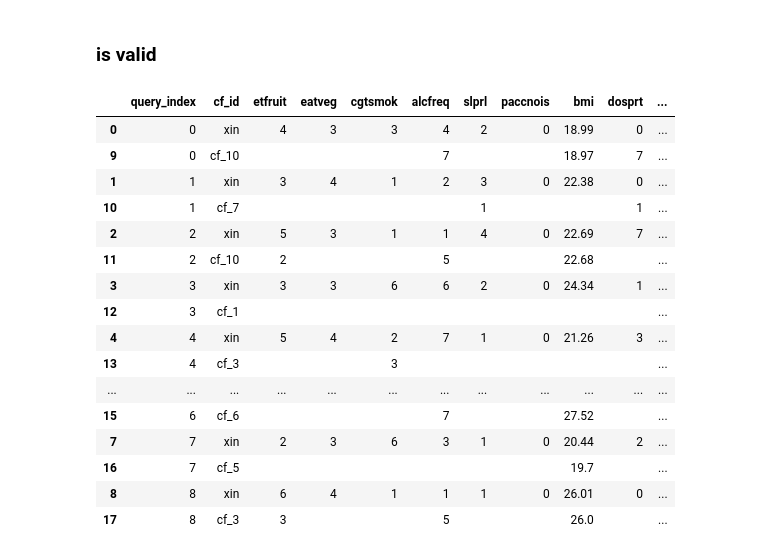
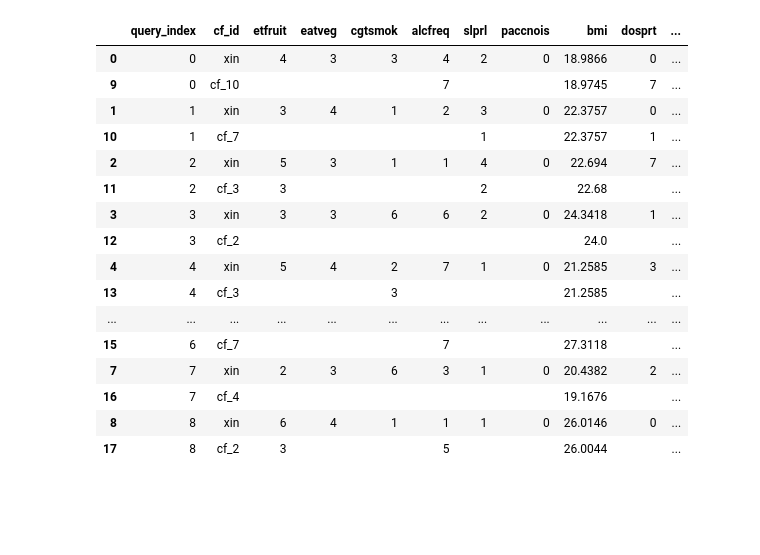
Before and after one commit to Dyretna/cf_bench, a Jupyter notebook: notebooks/counterfactual_tests/base_vs_thresholds/base_rf_highthres.ipynb, the cells around one changed output. Drawn from its saved outputs; the diff is of its cells as text; code cells hidden in the pictures; blank space fills up the shorter version.

```diff
--- a/notebooks/counterfactual_tests/base_vs_thresholds/base_rf_highthres.ipynb
+++ b/notebooks/counterfactual_tests/base_vs_thresholds/base_rf_highthres.ipynb
@@ -303,59 +100,27 @@ batch_cfcheck_df.head(10)
-# %% [markdown]
-### is valid
-# %%
-# --- Select exactly one CF per query_index (random valid without violations) ---
-
-# Split baseline and CF rows
-df_xin = batch_cfcheck_df[batch_cfcheck_df["cf_id"] == "xin"]
-df_cf  = batch_cfcheck_df[batch_cfcheck_df["cf_id"] != "xin"]
-
-def select_random_cf(group):
-    """Select one random CF that is valid and has no violations (Expected is empty)."""
-    # First try: valid AND no violations
-    good_cfs = group[(group["valid"] == True) & (group["Expected"] == "")]
-    if len(good_cfs) > 0:
-        return good_cfs.sample(n=1, random_state=42)
-
-    # Fallback: any valid CF
-    valid_cfs = group[group["valid"] == True]
-    if len(valid_cfs) > 0:
-        return valid_cfs.sample(n=1, random_state=42)
-
-    # Last resort: first CF
-    return group.iloc[[0]]
-
-# Select one random CF per query_index
-df_cf_selected = df_cf.groupby("query_index", group_keys=False).apply(select_random_cf).reset_index(drop=True)
-
-# Combine baseline + selected CF
-batch_cfcheck_df = pd.concat([df_xin, df_cf_selected], ignore_index=True)
-
-# Ensure xin appears before CF for each query_index
-batch_cfcheck_df["is_xin"] = (batch_cfcheck_df["cf_id"] == "xin").astype(int)
-batch_cfcheck_df = (
-    batch_cfcheck_df
-    .sort_values(["query_index", "is_xin"], ascending=[True, False])
-    .drop(columns="is_xin")
-)
-batch_cfcheck_df
-# %% [output]
-|  | query_index | cf_id | etfruit | eatveg | cgtsmok | alcfreq | slprl | paccnois | bmi | dosprt | ... |
-| 0 | 0 | xin | 4 | 3 | 3 | 4 | 2 | 0 | 18.99 | 0 | ... |
-| 9 | 0 | cf_10 |  |  |  | 7 |  |  | 18.97 | 7 | ... |
-| 1 | 1 | xin | 3 | 4 | 1 | 2 | 3 | 0 | 22.38 | 0 | ... |
-| 10 | 1 | cf_7 |  |  |  |  | 1 |  |  | 1 | ... |
-| 2 | 2 | xin | 5 | 3 | 1 | 1 | 4 | 0 | 22.69 | 7 | ... |
-| 11 | 2 | cf_10 | 2 |  |  | 5 |  |  | 22.68 |  | ... |
-| 3 | 3 | xin | 3 | 3 | 6 | 6 | 2 | 0 | 24.34 | 1 | ... |
-| 12 | 3 | cf_1 |  |  |  |  |  |  |  |  | ... |
-| 4 | 4 | xin | 5 | 4 | 2 | 7 | 1 | 0 | 21.26 | 3 | ... |
-| 13 | 4 | cf_3 |  |  | 3 |  |  |  |  |  | ... |
-| ... | ... | ... | ... | ... | ... | ... | ... | ... | ... | ... | ... |
-| 15 | 6 | cf_6 |  |  |  | 7 |  |  | 27.52 |  | ... |
-| 7 | 7 | xin | 2 | 3 | 6 | 3 | 1 | 0 | 20.44 | 2 | ... |
-| 16 | 7 | cf_5 |  |  |  |  |  |  | 19.7 |  | ... |
-| 8 | 8 | xin | 6 | 4 | 1 | 1 | 1 | 0 | 26.01 | 0 | ... |
-| 17 | 8 | cf_3 | 3 |  |  | 5 |  |  | 26.0 |  | ... |
+# %%
+from cf_bench.utils import select_one_cf_per_query
+
+# Select one CF per observation (prefers valid CFs without violations)
+single_cf_df = select_one_cf_per_query(batch_df, prefer_no_violations=True)
+single_cf_df
+# %% [output]
+|  | query_index | cf_id | etfruit | eatveg | cgtsmok | alcfreq | slprl | paccnois | bmi | dosprt | ... |
+| 0 | 0 | xin | 4 | 3 | 3 | 4 | 2 | 0 | 18.9866 | 0 | ... |
+| 9 | 0 | cf_10 |  |  |  | 7 |  |  | 18.9745 | 7 | ... |
+| 1 | 1 | xin | 3 | 4 | 1 | 2 | 3 | 0 | 22.3757 | 0 | ... |
+| 10 | 1 | cf_7 |  |  |  |  | 1 |  | 22.3757 | 1 | ... |
+| 2 | 2 | xin | 5 | 3 | 1 | 1 | 4 | 0 | 22.694 | 7 | ... |
+| 11 | 2 | cf_3 | 3 |  |  |  | 2 |  | 22.68 |  | ... |
+| 3 | 3 | xin | 3 | 3 | 6 | 6 | 2 | 0 | 24.3418 | 1 | ... |
+| 12 | 3 | cf_2 |  |  |  |  |  |  | 24.0 |  | ... |
+| 4 | 4 | xin | 5 | 4 | 2 | 7 | 1 | 0 | 21.2585 | 3 | ... |
+| 13 | 4 | cf_3 |  |  | 3 |  |  |  | 21.2585 |  | ... |
+| ... | ... | ... | ... | ... | ... | ... | ... | ... | ... | ... | ... |
+| 15 | 6 | cf_7 |  |  |  | 7 |  |  | 27.3118 |  | ... |
+| 7 | 7 | xin | 2 | 3 | 6 | 3 | 1 | 0 | 20.4382 | 2 | ... |
+| 16 | 7 | cf_4 |  |  |  |  |  |  | 19.1676 |  | ... |
+| 8 | 8 | xin | 6 | 4 | 1 | 1 | 1 | 0 | 26.0146 | 0 | ... |
+| 17 | 8 | cf_2 | 3 |  |  | 5 |  |  | 26.0044 |  | ... |
 # %%
 from cf_bench.dice_adapters import DiceRecommender
 
```
Also changed, not shown: parts of 33 cells of this notebook, 34 other files.
